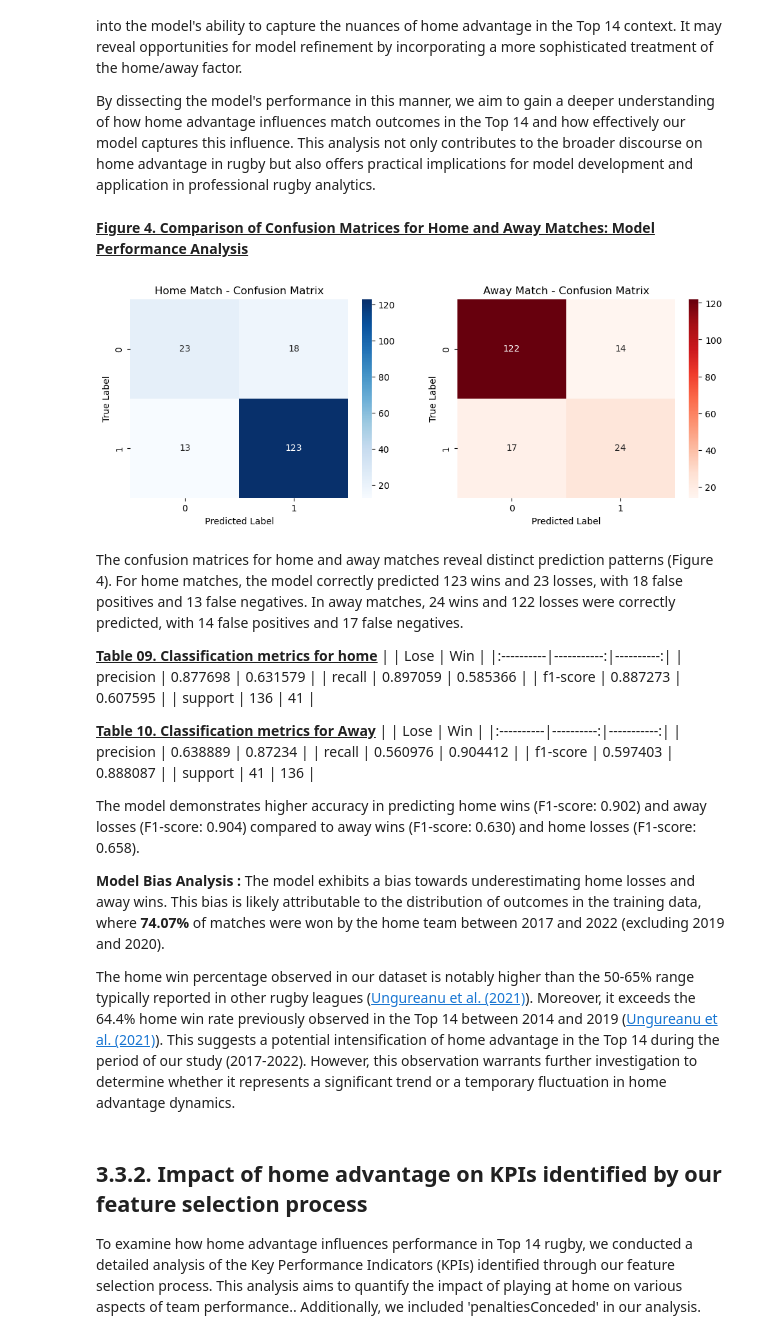
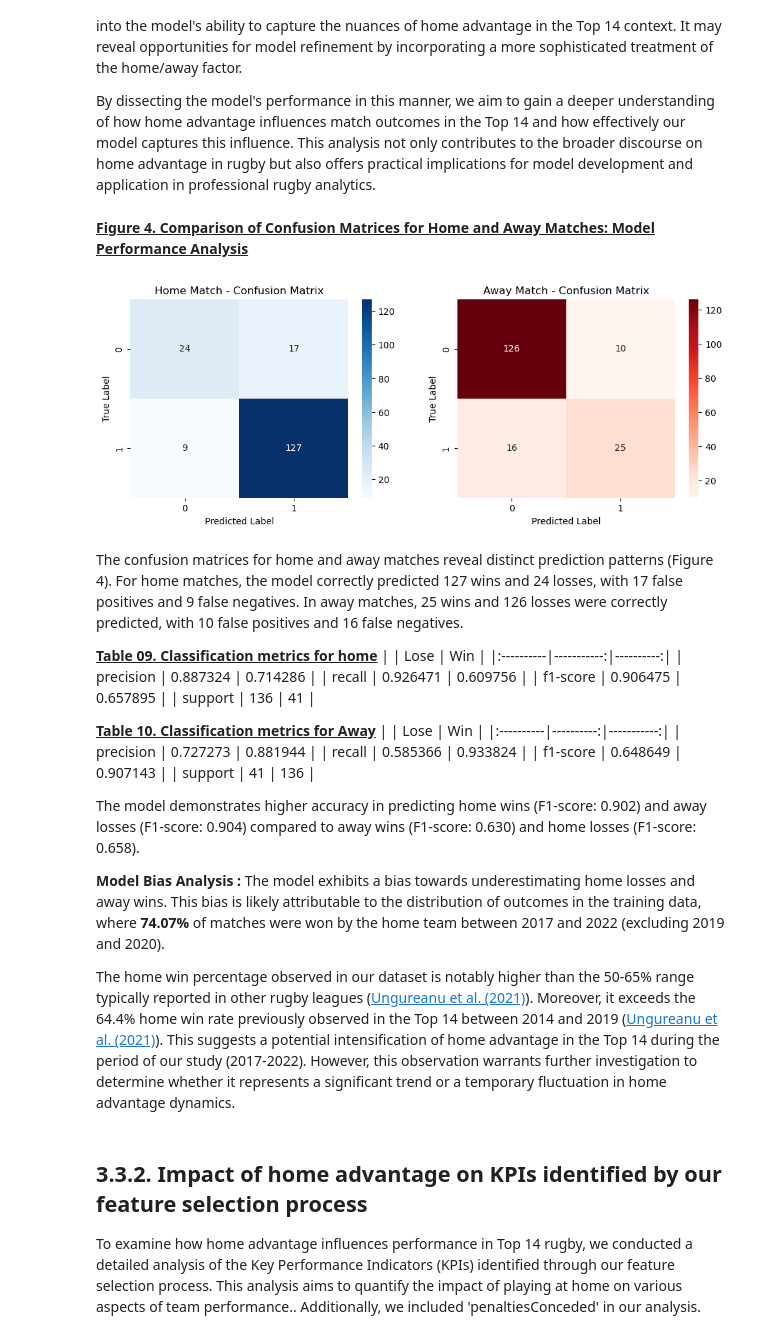
Before and after one commit to hans-brgs/rugby-kpi-predictor, a Jupyter notebook: notebook/rugby_kpi.ipynb, the cells around one changed output. Drawn from its saved outputs; the diff is of its cells as text; code cells hidden in the pictures.

```diff
--- a/notebook/rugby_kpi.ipynb
+++ b/notebook/rugby_kpi.ipynb
@@ -901,7 +900,7 @@ axes = axes.flatten()
 
 # Home match
 home_mask = validation_data_set['isHome'] == 1
-home_cm = confusion_matrix(validation_data_set[home_mask]['isWinner'], validation_data_set[home_mask]["isPredictedWinner"])
+home_cm = confusion_matrix(validation_data_set[home_mask]['isWinner'], validation_data_set[home_mask]["isPredictedWinnerReduce"])
 
 sns.heatmap(home_cm, annot=True, fmt='d', cmap='Blues', ax=axes[0])
 axes[0].set_title("Home Match - Confusion Matrix")
@@ -910,7 +909,7 @@ axes[0].set_xlabel('Predicted Label')
 
 # Away match
 away_mask = validation_data_set['isHome'] == -1
-away_cm = confusion_matrix(validation_data_set[away_mask]['isWinner'], validation_data_set[away_mask]["isPredictedWinner"])
+away_cm = confusion_matrix(validation_data_set[away_mask]['isWinner'], validation_data_set[away_mask]["isPredictedWinnerReduce"])
 
 sns.heatmap(away_cm, annot=True, fmt='d', cmap='Reds', ax=axes[1])
 axes[1].set_title("Away Match - Confusion Matrix")
@@ -918,10 +917,10 @@ axes[1].set_ylabel('True Label')
 axes[1].set_xlabel('Predicted Label')
 
 ## Classification report
-home_report = classification_report(validation_data_set[home_mask]['isWinner'], validation_data_set[home_mask]["isPredictedWinner"], target_names=["Lose", "Win"], output_dict=True)
+home_report = classification_report(validation_data_set[home_mask]['isWinner'], validation_data_set[home_mask]["isPredictedWinnerReduce"], target_names=["Lose", "Win"], output_dict=True)
 home_report_df = pd.DataFrame(home_report)[["Lose", "Win"]]
 
-away_report = classification_report(validation_data_set[away_mask]['isWinner'], validation_data_set[away_mask]["isPredictedWinner"], target_names=["Lose", "Win"], output_dict=True)
+away_report = classification_report(validation_data_set[away_mask]['isWinner'], validation_data_set[away_mask]["isPredictedWinnerReduce"], target_names=["Lose", "Win"], output_dict=True)
 away_report_df = pd.DataFrame(away_report)[["Lose", "Win"]]
 
 #-----------------------------------------------------------------------------------------------------------------------------------------
@@ -946,53 +945,53 @@ plt.show()
 
 markdown_text = f"""
 The confusion matrices for home and away matches reveal distinct prediction patterns (Figure 4). For home matches, the model correctly predicted {home_cm[1,1]} wins and {home_cm[0,0]} losses,
 with {home_cm[0,1]} false positives and {home_cm[1,0]} false negatives.
 In away matches, {away_cm[1,1]} wins and {away_cm[0,0]} losses were correctly predicted, with {away_cm[0,1]} false positives and {away_cm[1,0]} false negatives.
 
 **<u>Table 09. Classification metrics for home</u>**
 {away_report_df.to_markdown()}
 
 **<u>Table 10. Classification metrics for Away</u>**
 {home_report_df.to_markdown()}
 
 The model demonstrates higher accuracy in predicting home wins (F1-score: 0.902) and away losses (F1-score: 0.904) compared to away wins (F1-score: 0.630) and home losses (F1-score: 0.658).
 
 **Model Bias Analysis :**
 The model exhibits a bias towards underestimating home losses and away wins.
 This bias is likely attributable to the distribution of outcomes in the training data,
 where **{win_percent_at_home:.2f}%** of matches were won by the home team between 2017 and 2022 (excluding 2019 and 2020).
 
 The home win percentage observed in our dataset is notably higher than the 50-65% range
 typically reported in other rugby leagues ([Ungureanu et al. (2021)](../bibliography/Ungureanu%20&%20al.%20(2021).pdf)).
 Moreover, it exceeds the 64.4% home win rate previously observed in the Top 14 between 2014 and 2019 ([Ungureanu et al. (2021)](../bibliography/Ungureanu%20&%20al.%20(2021).pdf)).
 This suggests a potential intensification of home advantage in the Top 14 during the period of our study (2017-2022).
 However, this observation warrants further investigation to determine whether it represents a significant trend or a temporary fluctuation in home advantage dynamics.
 """
 # Display the markdown
 display(Markdown(markdown_text))
 # %% [output]
 
 **<u>Figure 4. Comparison of Confusion Matrices for Home and Away Matches: Model Performance Analysis</u>**
-[figure, old version]
+[figure, new version]
 
-The confusion matrices for home and away matches reveal distinct prediction patterns (Figure 4). For home matches, the model correctly predicted 123 wins and 23 losses,
-with 18 false positives and 13 false negatives.
-In away matches, 24 wins and 122 losses were correctly predicted, with 14 false positives and 17 false negatives.
+The confusion matrices for home and away matches reveal distinct prediction patterns (Figure 4). For home matches, the model correctly predicted 127 wins and 24 losses,
+with 17 false positives and 9 false negatives.
+In away matches, 25 wins and 126 losses were correctly predicted, with 10 false positives and 16 false negatives.
 
 **<u>Table 09. Classification metrics for home</u>**
 |           |       Lose |       Win |
 |:----------|-----------:|----------:|
-| precision |   0.877698 |  0.631579 |
-| recall    |   0.897059 |  0.585366 |
-| f1-score  |   0.887273 |  0.607595 |
+| precision |   0.887324 |  0.714286 |
+| recall    |   0.926471 |  0.609756 |
+| f1-score  |   0.906475 |  0.657895 |
 | support   | 136        | 41        |
 
 **<u>Table 10. Classification metrics for Away</u>**
 |           |      Lose |        Win |
 |:----------|----------:|-----------:|
-| precision |  0.638889 |   0.87234  |
-| recall    |  0.560976 |   0.904412 |
-| f1-score  |  0.597403 |   0.888087 |
+| precision |  0.727273 |   0.881944 |
+| recall    |  0.585366 |   0.933824 |
+| f1-score  |  0.648649 |   0.907143 |
 | support   | 41        | 136        |
 
 The model demonstrates higher accuracy in predicting home wins (F1-score: 0.902) and away losses (F1-score: 0.904) compared to away wins (F1-score: 0.630) and home losses (F1-score: 0.658).
```
Also changed, not shown: parts of 4 cells of this notebook, 2 other files.
